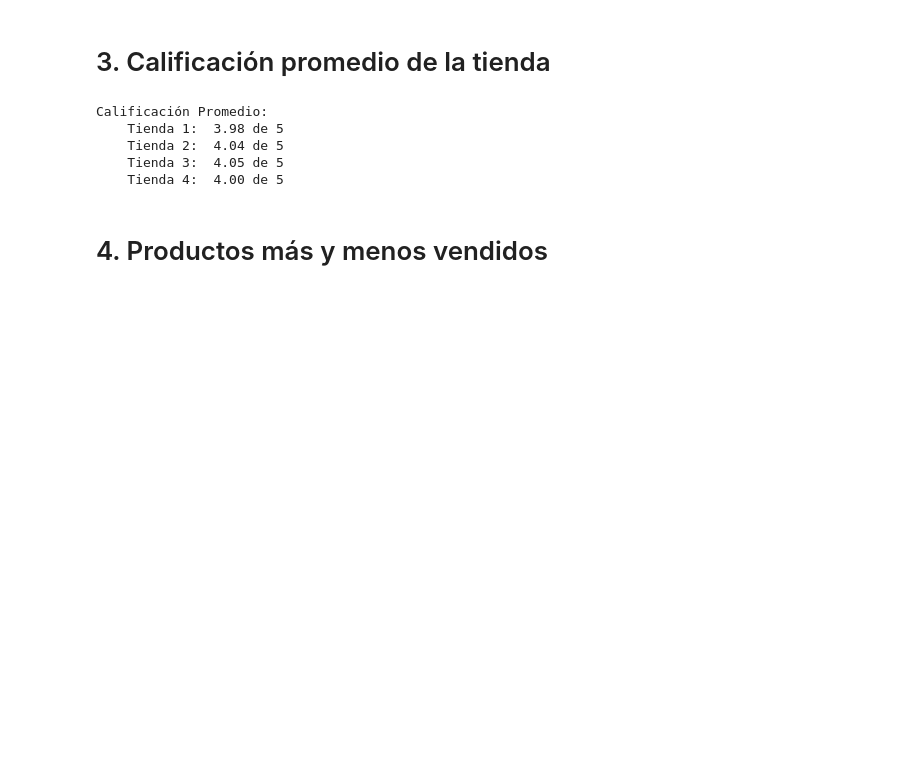
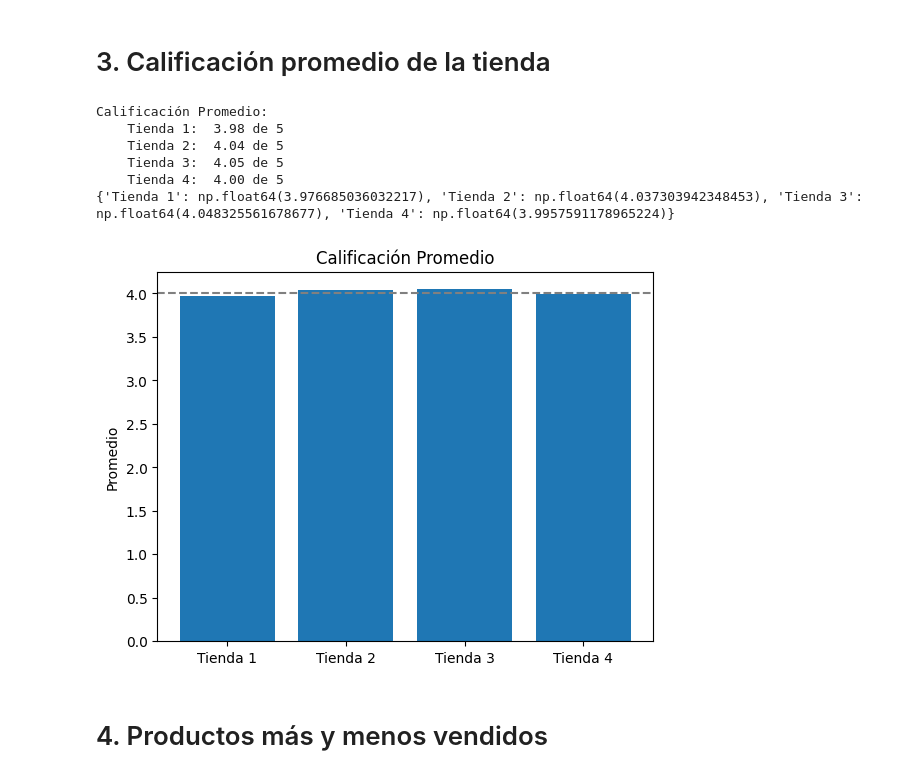
Before and after one commit to freedox-cts/alura-store, a Jupyter notebook: AluraStoreLatam_AAF.ipynb, the cells around one changed output. Drawn from its saved outputs; the diff is of its cells as text; code cells hidden in the pictures; blank space fills up the shorter version.

```diff
--- a/AluraStoreLatam_AAF.ipynb
+++ b/AluraStoreLatam_AAF.ipynb
@@ -147,18 +202,33 @@ Cantidad de Ventas de la Tienda 2:
 # %%
 # Calificación promedio de cada tienda
 print("Calificación Promedio:")
 calp = {}
 for indice_tienda, tienda in tiendas.items():
   calificacion_promedio = tienda['Calificación'].mean()
   print(f"    {indice_tienda}:  {calificacion_promedio:.2f} de 5")
   calpdic = {indice_tienda:calificacion_promedio}
   calp.update(calpdic)
+print(calp)
+
+# graficar barras verticales
+llave = list(calp.keys())
+valor = list(calp.values())
+
+plt.bar(llave, valor)
+plt.title('Calificación Promedio')
+#plt.xlabel('Tiendas')
+plt.ylabel('Promedio')
+#plt.grid(axis = 'y', color = 'gray', linestyle = 'dashed')
+plt.axhline(y=4, xmin=0.0, xmax=1.0, color = 'gray', linestyle = 'dashed')
+plt.show()
 # %% [output]
 Calificación Promedio:
     Tienda 1:  3.98 de 5
     Tienda 2:  4.04 de 5
     Tienda 3:  4.05 de 5
     Tienda 4:  4.00 de 5
+{'Tienda 1': np.float64(3.976685036032217), 'Tienda 2': np.float64(4.037303942348453), 'Tienda 3': np.float64(4.048325561678677), 'Tienda 4': np.float64(3.9957591178965224)}
+[figure, added]
 # %% [markdown]
 # 4. Productos más y menos vendidos
 # %%
```
Also changed, not shown: parts of 5 cells of this notebook.
